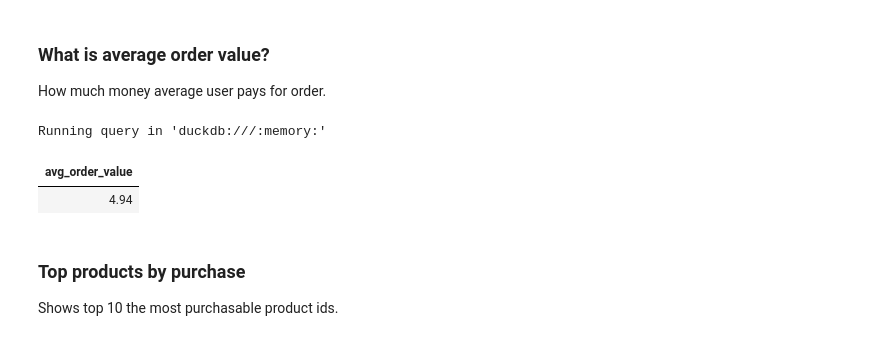
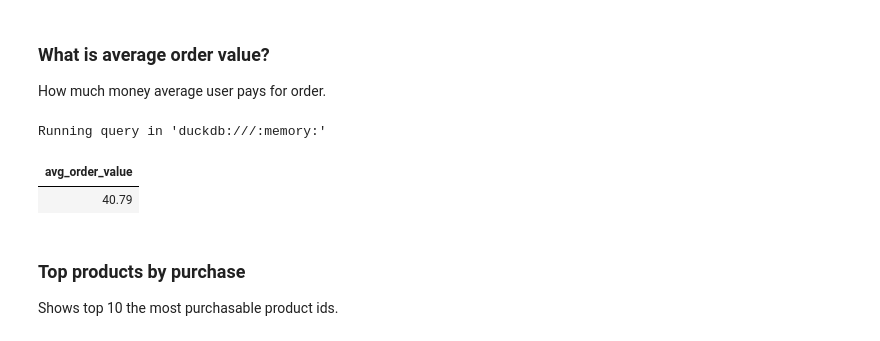
Before and after one commit to Makhlun/cosmetics-ecommerce-analysis, a Jupyter notebook: exploratory_process.ipynb, the cells around one changed output. Cells and saved outputs as stored; diff of their text form; code cells hidden in the pictures.

```diff
--- a/exploratory_process.ipynb
+++ b/exploratory_process.ipynb
@@ -271,14 +316,16 @@ revenue_by_brand_df.to_csv('./data_to_visualize/revenue_by_brand.csv', sep=';',
 How much money average user pays for order.
 # %%
 %%sql
-select
-    round(AVG(price),2) as avg_order_value
-from events
-where event_type = 'purchase'
+WITH session_revenue AS (
+    SELECT user_session, SUM(price) AS order_value
+    FROM events WHERE event_type = 'purchase'
+    GROUP BY user_session
+)
+SELECT ROUND(AVG(order_value), 2) AS avg_order_value FROM session_revenue
 # %% [output]
 Running query in 'duckdb:///:memory:'
 | avg_order_value |
-| 4.94 |
+| 40.79 |
 # %% [markdown]
 ### Top products by purchase
 Shows top 10 the most purchasable product ids.
```
Also changed, not shown: parts of 13 cells of this notebook.
